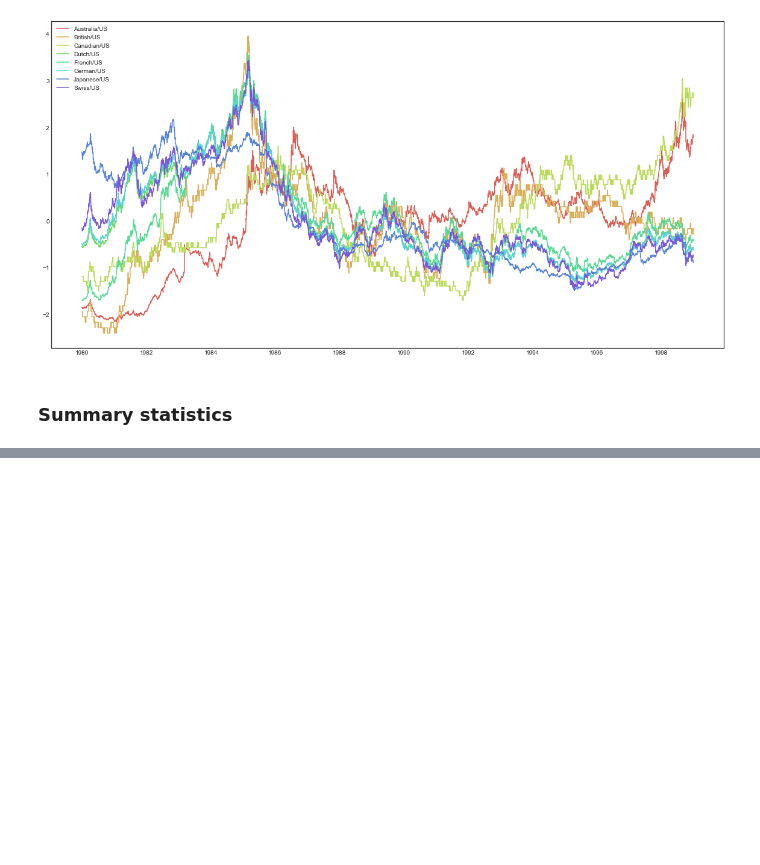
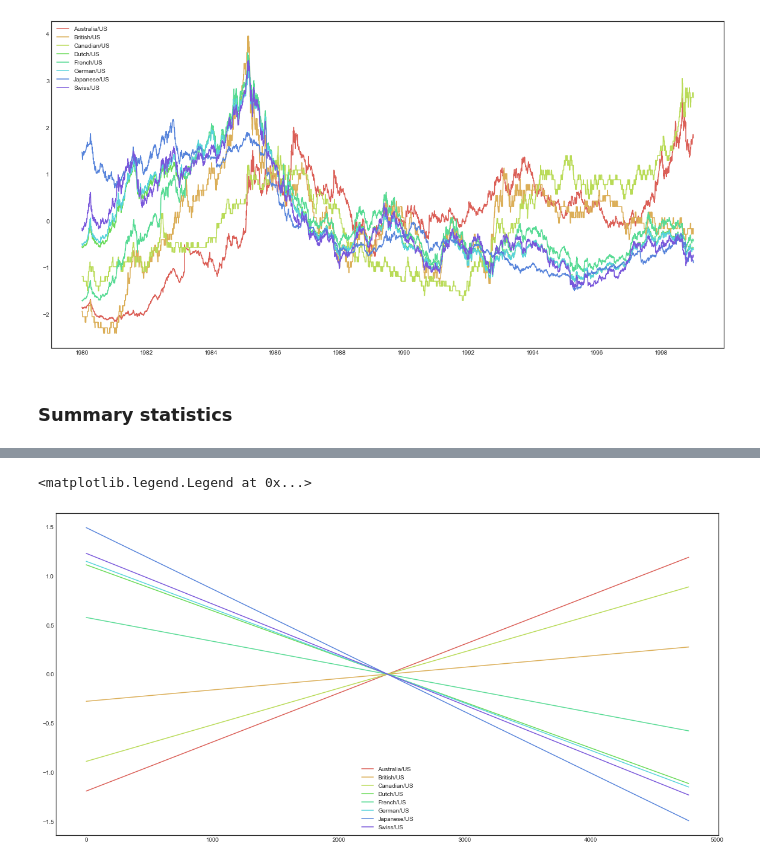
Before and after one commit to AndreasAlam/olac, a Jupyter notebook: notebooks/REQU_LAC_Dynamicity_metrics.ipynb, the cells around one changed output, grey strips where cells are left out. Saved outputs shown, nothing was run; the diff lists cells and outputs as text; code cells hidden in the pictures; blank space fills up the shorter version.

```diff
--- a/notebooks/REQU_LAC_Dynamicity_metrics.ipynb
+++ b/notebooks/REQU_LAC_Dynamicity_metrics.ipynb
@@ -83,0 +103,9 @@ df.iloc[:, 1:].describe()
+# %%
+x = df.index.values[:, None]
+for col in df.iloc[:, 1:].columns:
+    alpha, beta = mf.linear_ls(x, df[col].values)
+    plt.plot(x, (alpha + beta * x), label=col)
+plt.legend()
+# %% [output]
+<matplotlib.legend.Legend at 0x...>
+[figure, added]
```
Also changed, not shown: parts of 8 cells of this notebook.
